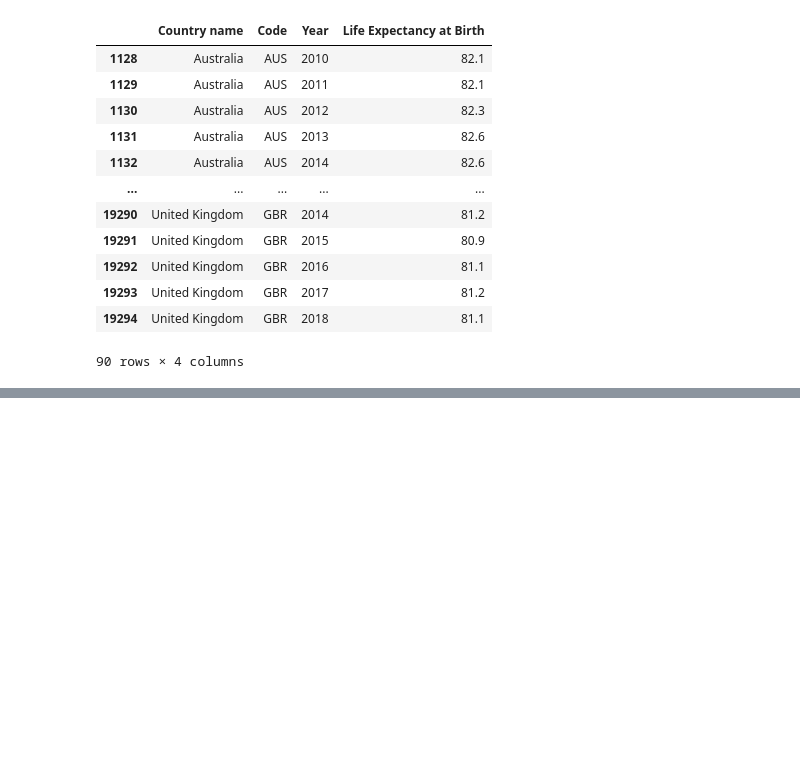
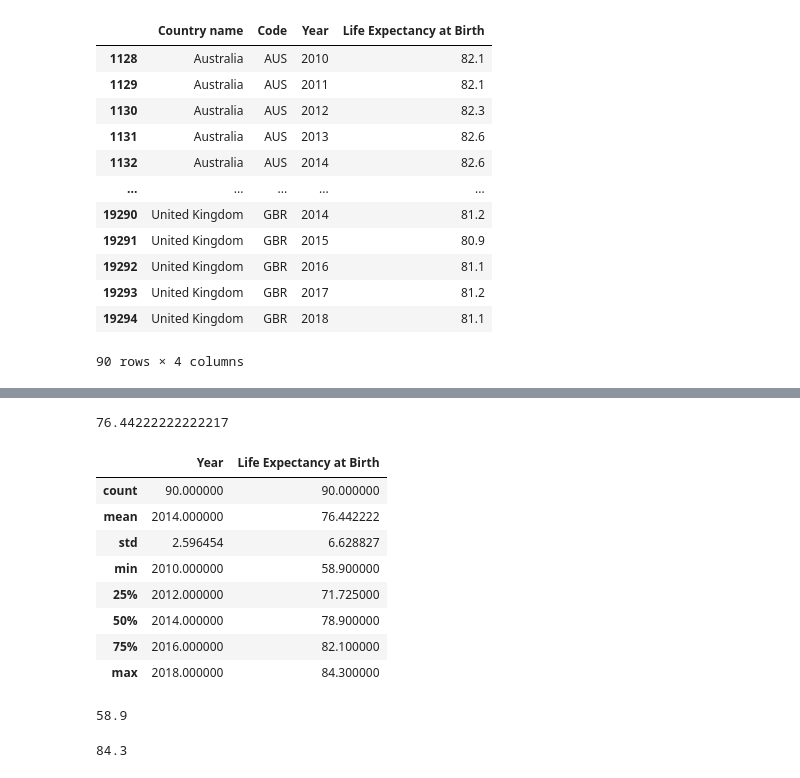
Before and after one commit to fiyang89/project-1-group-8, a Jupyter notebook: Group_Project_Life_Expectancy_By_Country.ipynb, the cells around one changed output, grey strips where cells are left out. Drawn from its saved outputs; the diff is of its cells as text; code cells hidden in the pictures; blank space fills up the shorter version.

```diff
--- a/Group_Project_Life_Expectancy_By_Country.ipynb
+++ b/Group_Project_Life_Expectancy_By_Country.ipynb
@@ -86,3 +86,27 @@ plt.savefig("Project Images/LifeExpectancyatBirth.png")
 # %% [output]
 [interactive output not drawn]
 [interactive output not drawn]
+# %%
+df["Life Expectancy at Birth"].mean()
+# %% [output]
+76.44222222222217
+# %%
+df.describe()
+# %% [output]
+|  | Year | Life Expectancy at Birth |
+| count | 90.000000 | 90.000000 |
+| mean | 2014.000000 | 76.442222 |
+| std | 2.596454 | 6.628827 |
+| min | 2010.000000 | 58.900000 |
+| 25% | 2012.000000 | 71.725000 |
+| 50% | 2014.000000 | 78.900000 |
+| 75% | 2016.000000 | 82.100000 |
+| max | 2018.000000 | 84.300000 |
+# %%
+df["Life Expectancy at Birth"].min()
+# %% [output]
+58.9
+# %%
+df["Life Expectancy at Birth"].max()
+# %% [output]
+84.3
```
Also changed, not shown: parts of 1 cell of this notebook, 1 other file.
